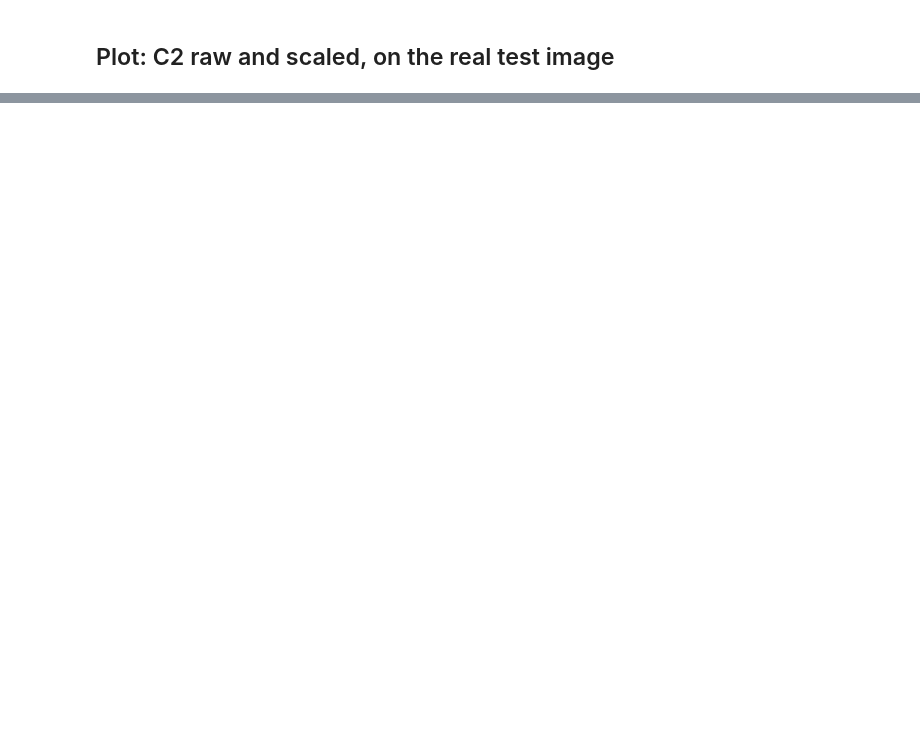
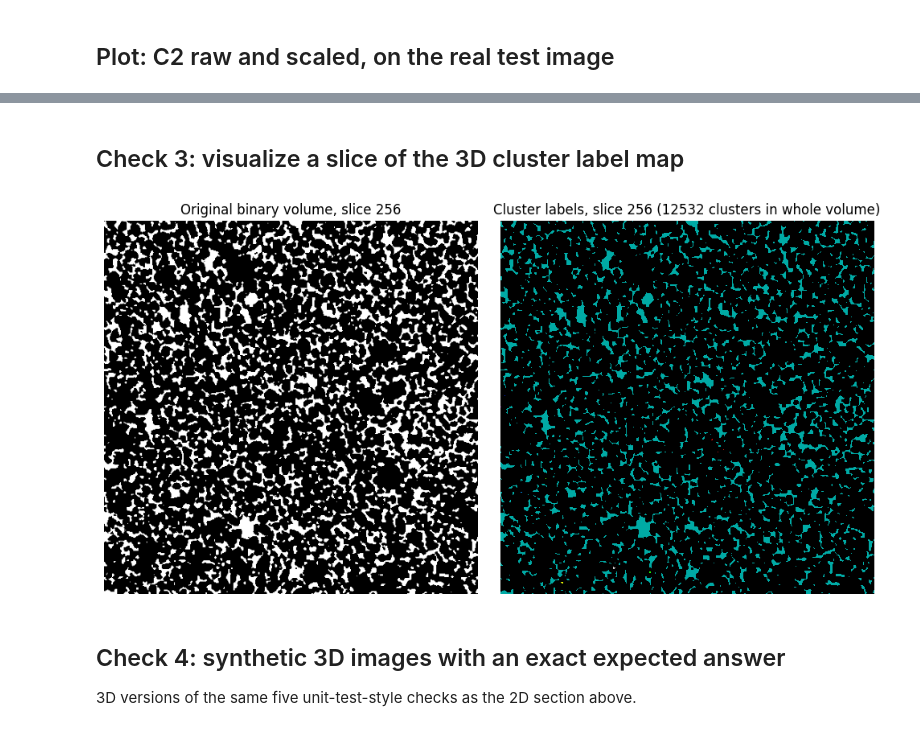
Before and after one commit to hamediut/SMiCA, a Jupyter notebook: notebooks/test_polytopes.ipynb, the cells around one changed output, grey strips where cells are left out. Cells and saved outputs as stored; diff of their text form; code cells hidden in the pictures; blank space fills up the shorter version.

```diff
--- a/notebooks/test_polytopes.ipynb
+++ b/notebooks/test_polytopes.ipynb
@@ -343,0 +466,14 @@ plt.show()
+# %%
+labels_full = _label_clusters_periodic_3d(img)
+n_clusters_full = int(labels_full.max())
+sizes_full = np.bincount(labels_full.ravel())[1:]  # drop background (label 0)
+sizes_sorted_full = np.sort(sizes_full)[::-1]
+total_fg_full = sizes_full.sum()
+
+print(f"n_clusters = {n_clusters_full}")
+print(f"total foreground voxels = {total_fg_full}")
+print(f"largest cluster = {sizes_sorted_full[0]} voxels ({100 * sizes_sorted_full[0] / total_fg_full:.3f}% of all foreground)")
+print(f"top 5 cluster sizes: {sizes_sorted_full[:5]}")
+print(f"top 5 as % of foreground: {[round(100 * s / total_fg_full, 4) for s in sizes_sorted_full[:5]]}")
+print(f"\nsum of all OTHER (non-largest) clusters combined: {total_fg_full - sizes_sorted_full[0]} voxels "
+      f"({100 * (total_fg_full - sizes_sorted_full[0]) / total_fg_full:.4f}% of foreground)")
@@ -343,0 +488,35 @@ plt.show()
+# %% [markdown]
+## Check 3: visualize a slice of the 3D cluster label map
+# %%
+# Reuse labels_full computed above, rather than relabelling - just pick a slice to look at.
+mid = img.shape[0] // 2
+
+rng = np.random.RandomState(0)
+shuffled_ids = rng.permutation(n_clusters_full) + 1  # keep 0 (background) fixed, shuffle 1..n
+remap = np.zeros(n_clusters_full + 1, dtype=np.int64)
+remap[1:] = shuffled_ids
+display_labels_3d = remap[labels_full]
+
+# Note: a single 3D cluster can pass through a 2D slice in more than one place (e.g. a pore
+# that loops back through the same slice plane), so seeing the same color in two disconnected
+# spots on this one slice is expected, not a bug - it's still one connected cluster in 3D.
+slice_orig = img[mid]
+slice_labels = np.ma.masked_where(display_labels_3d[mid] == 0, display_labels_3d[mid])
+cmap = plt.cm.nipy_spectral.copy()
+cmap.set_bad(color="black")
+
+fig, axes = plt.subplots(1, 2, figsize=(10, 5))
+axes[0].imshow(slice_orig, cmap="gray")
+axes[0].set_title(f"Original binary volume, slice {mid}")
+axes[0].axis("off")
+axes[1].imshow(slice_labels, cmap=cmap)
+axes[1].set_title(f"Cluster labels, slice {mid} ({n_clusters_full} clusters in whole volume)")
+axes[1].axis("off")
+plt.tight_layout()
+plt.show()
+# %% [output]
+[figure, added]
+# %% [markdown]
+## Check 4: synthetic 3D images with an exact expected answer
+
+3D versions of the same five unit-test-style checks as the 2D section above.
```
Also changed, not shown: parts of 27 cells of this notebook, 3 other files.
